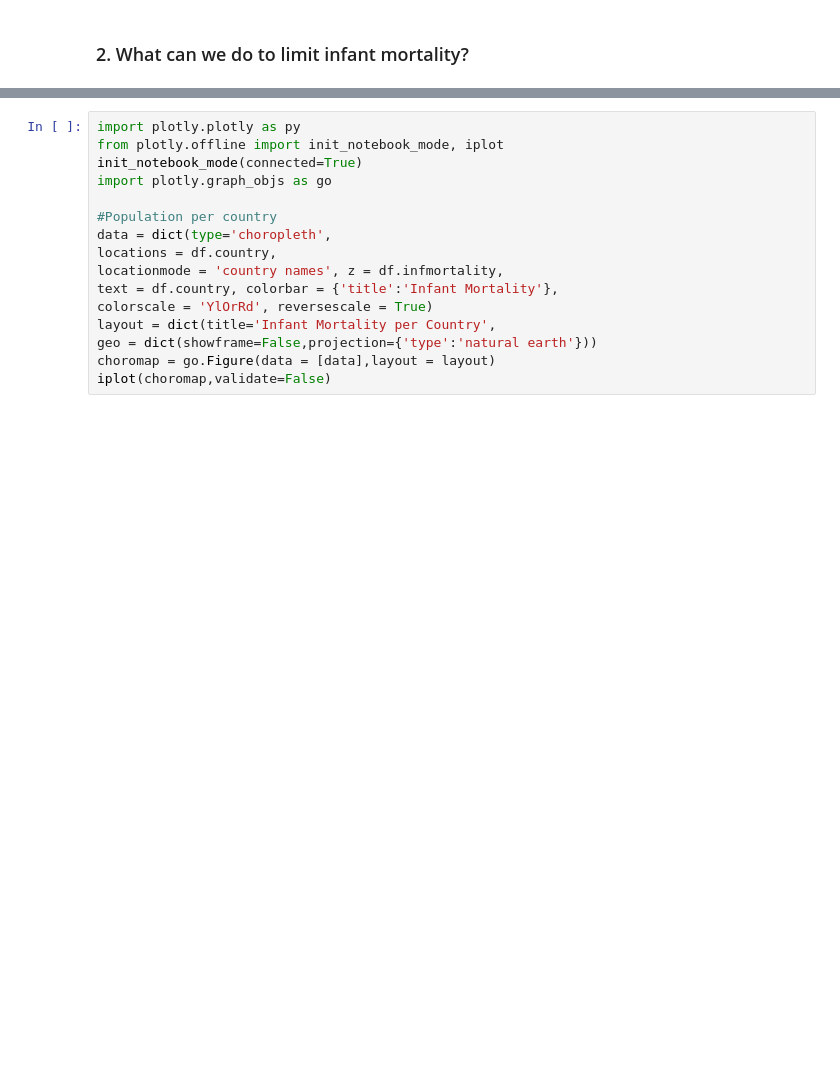
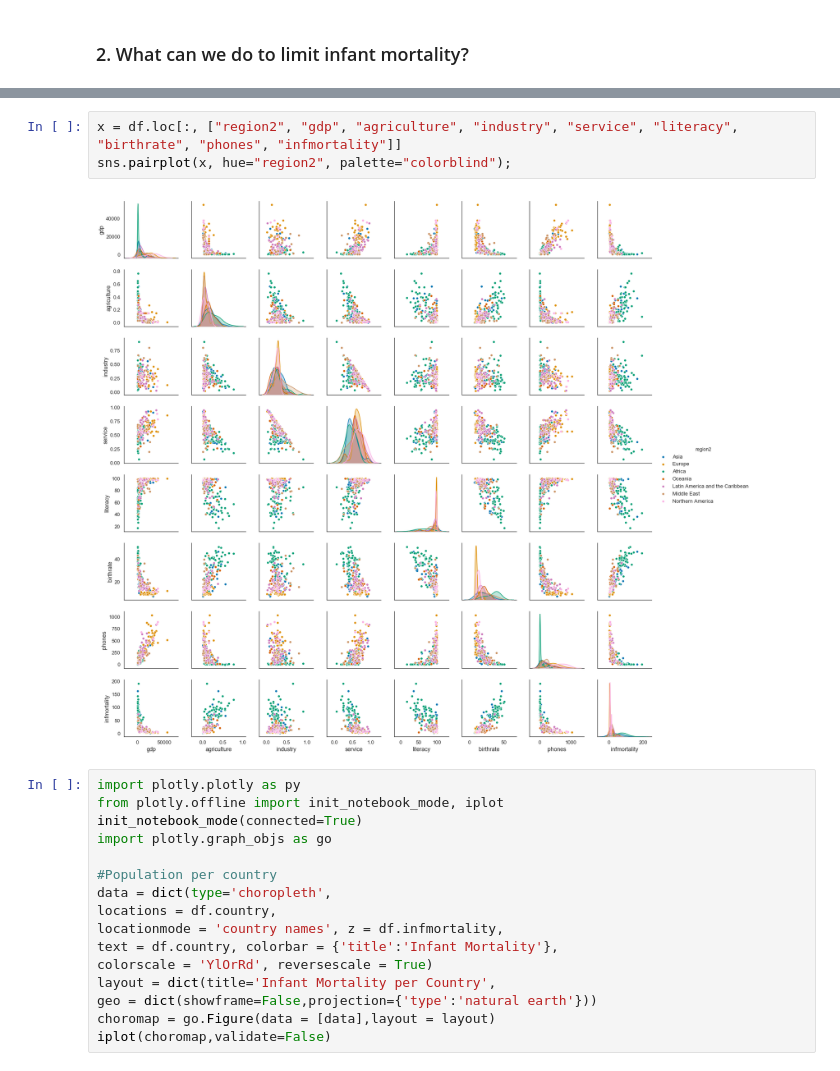
Before and after one commit to ksatola/Countries-of-the-World, a Jupyter notebook: workbook.ipynb, the cells around one changed output, grey strips where cells are left out. Cells and saved outputs as stored; diff of their text form; blank space fills up the shorter version.

```diff
--- a/workbook.ipynb
+++ b/workbook.ipynb
@@ -1507,3 +1450,8 @@ It is interesting how different regions on the same continent can be (Europe). T
+# %%
+x = df.loc[:, ["region2", "gdp", "agriculture", "industry", "service", "literacy", "birthrate", "phones", "infmortality"]]
+sns.pairplot(x, hue="region2", palette="colorblind");
+# %% [output]
+[figure, added]
 # %%
 import plotly.plotly as py
 from plotly.offline import init_notebook_mode, iplot
```
Also changed, not shown: parts of 16 cells of this notebook, 3 other files.
